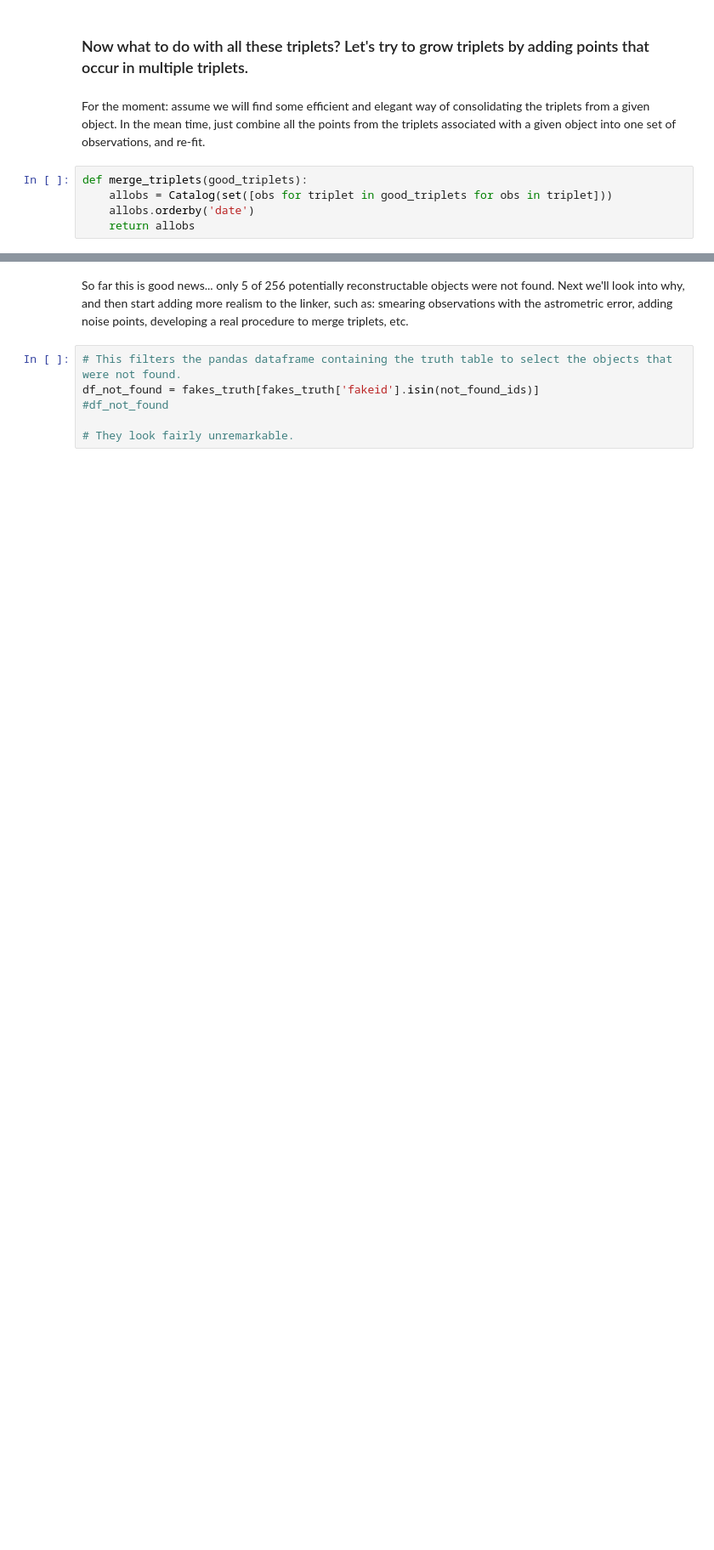
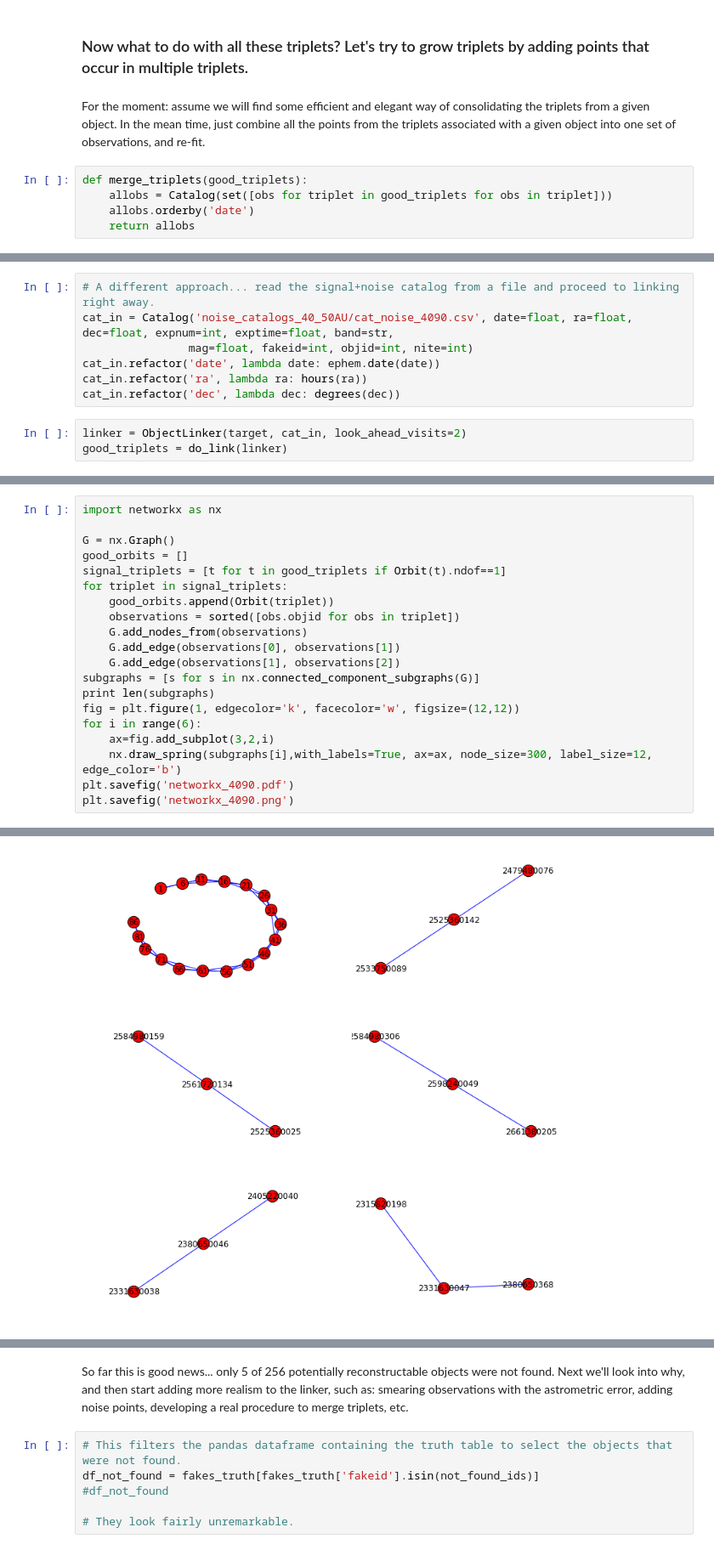
Before and after one commit to dwgerdes/tnofind, a Jupyter notebook: Linker tests.ipynb, the cells around one changed output, grey strips where cells are left out. Shown: that part at 85% size. Cells and saved outputs as stored; diff of their text form; blank space fills up the shorter version.

```diff
--- a/Linker tests.ipynb
+++ b/Linker tests.ipynb
@@ -288,0 +330,10 @@ KeyboardInterrupt:
+# %%
+# A different approach... read the signal+noise catalog from a file and proceed to linking right away.
+cat_in = Catalog('noise_catalogs_40_50AU/cat_noise_4090.csv', date=float, ra=float, dec=float, expnum=int, exptime=float, band=str,
+                mag=float, fakeid=int, objid=int, nite=int)
+cat_in.refactor('date', lambda date: ephem.date(date))
+cat_in.refactor('ra', lambda ra: hours(ra))
+cat_in.refactor('dec', lambda dec: degrees(dec))
+# %%
+linker = ObjectLinker(target, cat_in, look_ahead_visits=2)
+good_triplets = do_link(linker)
@@ -288,0 +358,21 @@ KeyboardInterrupt:
+# %%
+import networkx as nx
+
+G = nx.Graph()
+good_orbits = []
+signal_triplets = [t for t in good_triplets if Orbit(t).ndof==1]
+for triplet in signal_triplets:
+    good_orbits.append(Orbit(triplet))
+    observations = sorted([obs.objid for obs in triplet])
+    G.add_nodes_from(observations)
+    G.add_edge(observations[0], observations[1])
+    G.add_edge(observations[1], observations[2])
+subgraphs = [s for s in nx.connected_component_subgraphs(G)]
+print len(subgraphs)
+fig = plt.figure(1, edgecolor='k', facecolor='w', figsize=(12,12))
+for i in range(6):
+    ax=fig.add_subplot(3,2,i)
+    nx.draw_spring(subgraphs[i],with_labels=True, ax=ax, node_size=300, label_size=12, edge_color='b')
+plt.savefig('networkx_4090.pdf')
+plt.savefig('networkx_4090.png')
+# %% [output]
@@ -288,0 +380 @@ KeyboardInterrupt:
+[figure, added]
```
Also changed, not shown: parts of 20 cells of this notebook.
